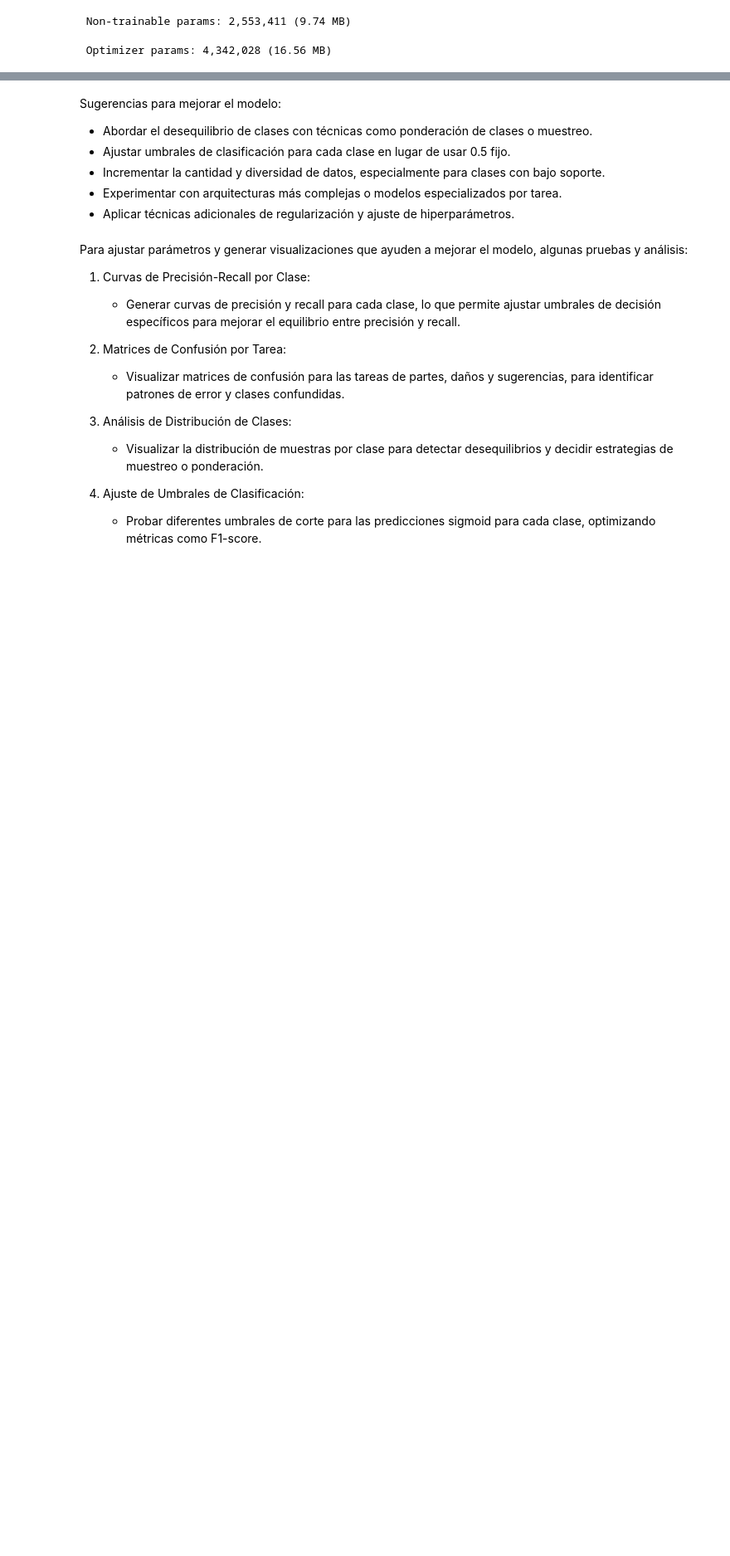
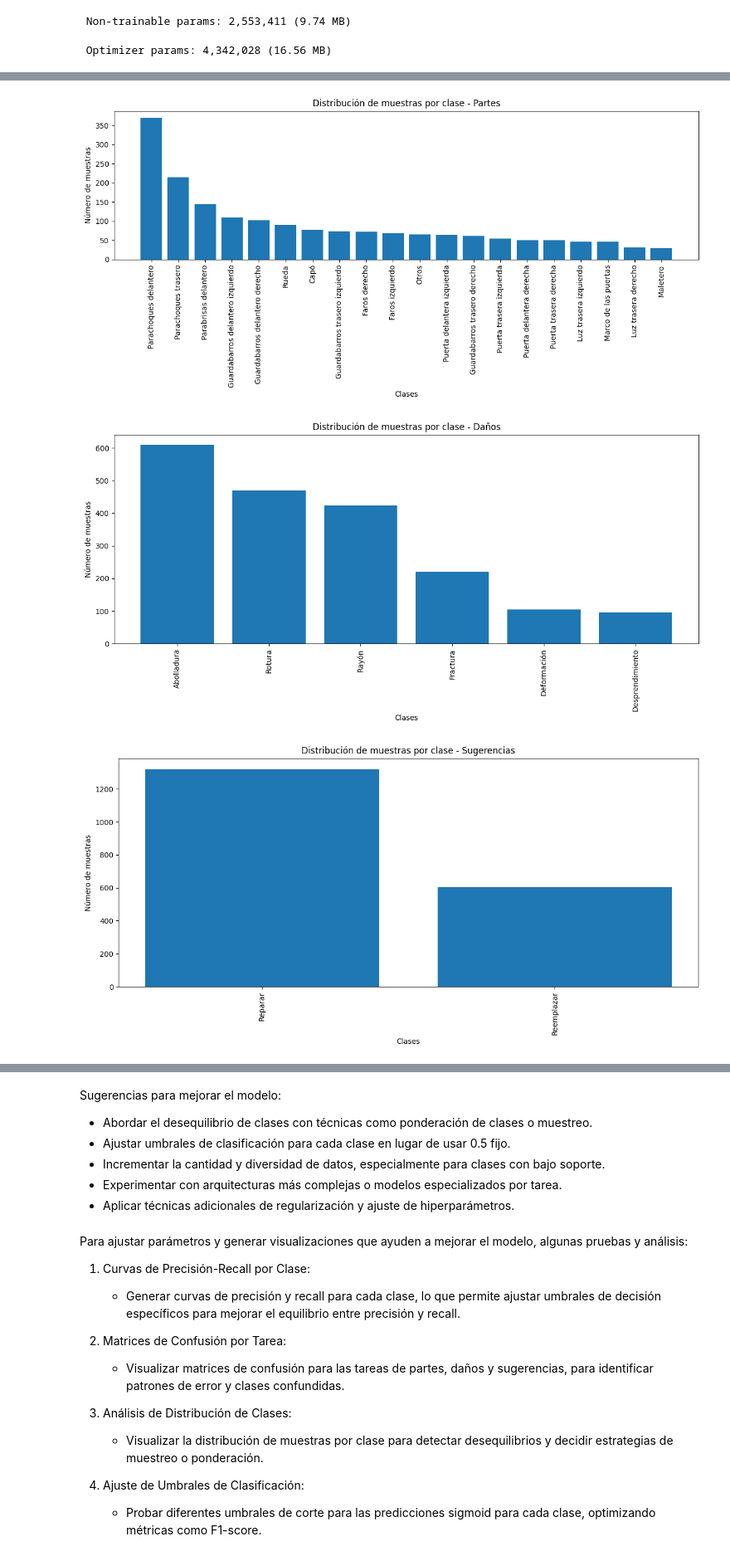
Before and after one commit to ramirezla/DetectarDannosPartesSugerenciasUsandoMultiplesEtiquetasTF_APIs_1500Fotos, a Jupyter notebook: DetectarDannosPartesSugerenciasUsandoMultiplesEtiquetasTF_API_fine_tuning_v2.ipynb, the cells around one changed output, grey strips where cells are left out. Shown at 83% size. Drawn from its saved outputs; the diff is of its cells as text; code cells hidden in the pictures; blank space fills up the shorter version.

```diff
--- a/DetectarDannosPartesSugerenciasUsandoMultiplesEtiquetasTF_API_fine_tuning_v2.ipynb
+++ b/DetectarDannosPartesSugerenciasUsandoMultiplesEtiquetasTF_API_fine_tuning_v2.ipynb
@@ -485,3 +487,43 @@ plot_training_history(history_initial, history_fine_tune)
+# %%
+import matplotlib.pyplot as plt
+import pandas as pd
+
+def plot_class_distribution(df, column_name, label_to_cls, task_name, max_classes=20):
+    """
+    Plots the distribution of samples per class for a multilabel column.
+
+    Args:
+        df (pd.DataFrame): DataFrame containing the data.
+        column_name (str): Column name with multilabel lists.
+        label_to_cls (dict): Mapping from class index to class name.
+        task_name (str): Name of the task for plot title.
+        max_classes (int): Maximum number of classes to plot.
+    """
+    # Flatten list of labels
+    all_labels = df[column_name].explode()
+    # Count occurrences per class
+    class_counts = all_labels.value_counts().sort_values(ascending=False)
+    # Limit to max_classes
+    class_counts = class_counts.head(max_classes)
+    # Map class indices to names
+    class_names = [label_to_cls.get(int(cls), "Otros") for cls in class_counts.index]
+
+    plt.figure(figsize=(12, 6))
+    plt.bar(class_names, class_counts.values)
+    plt.xticks(rotation=90)
+    plt.title(f"Distribución de muestras por clase - {task_name}")
+    plt.ylabel("Número de muestras")
+    plt.xlabel("Clases")
+    plt.tight_layout()
+    plt.show()
+# %%
+plot_class_distribution(train_df, 'partes', label_to_cls_piezas, 'Partes')
+plot_class_distribution(train_df, 'dannos', label_to_cls_danos, 'Daños')
+plot_class_distribution(train_df, 'sugerencias', label_to_cls_sugerencias, 'Sugerencias')
+# %% [output]
+[figure, added]
+[figure, added]
+[figure, added]
 # %%
 # =============================================
 # EVALUACIÓN
```
Also changed, not shown: parts of 23 cells of this notebook, 3 other files.
